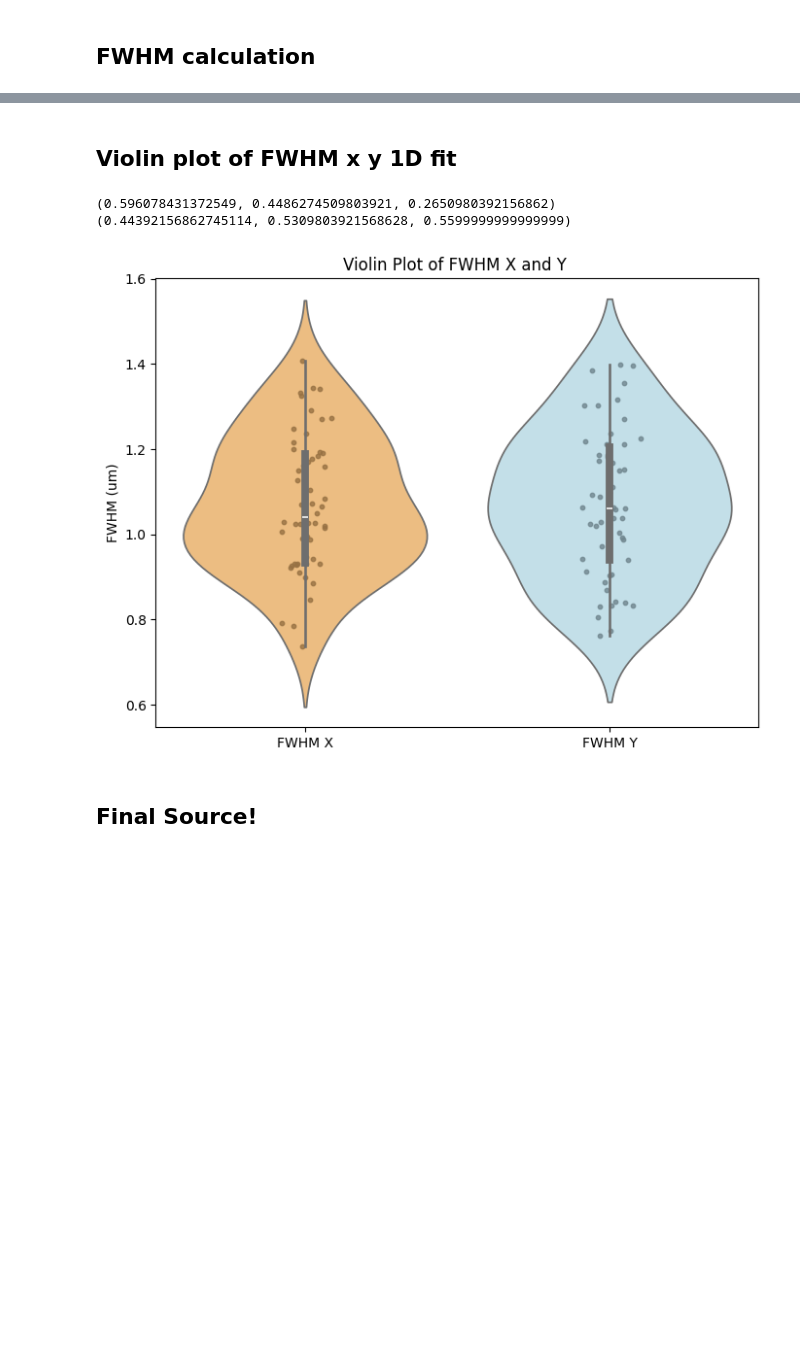
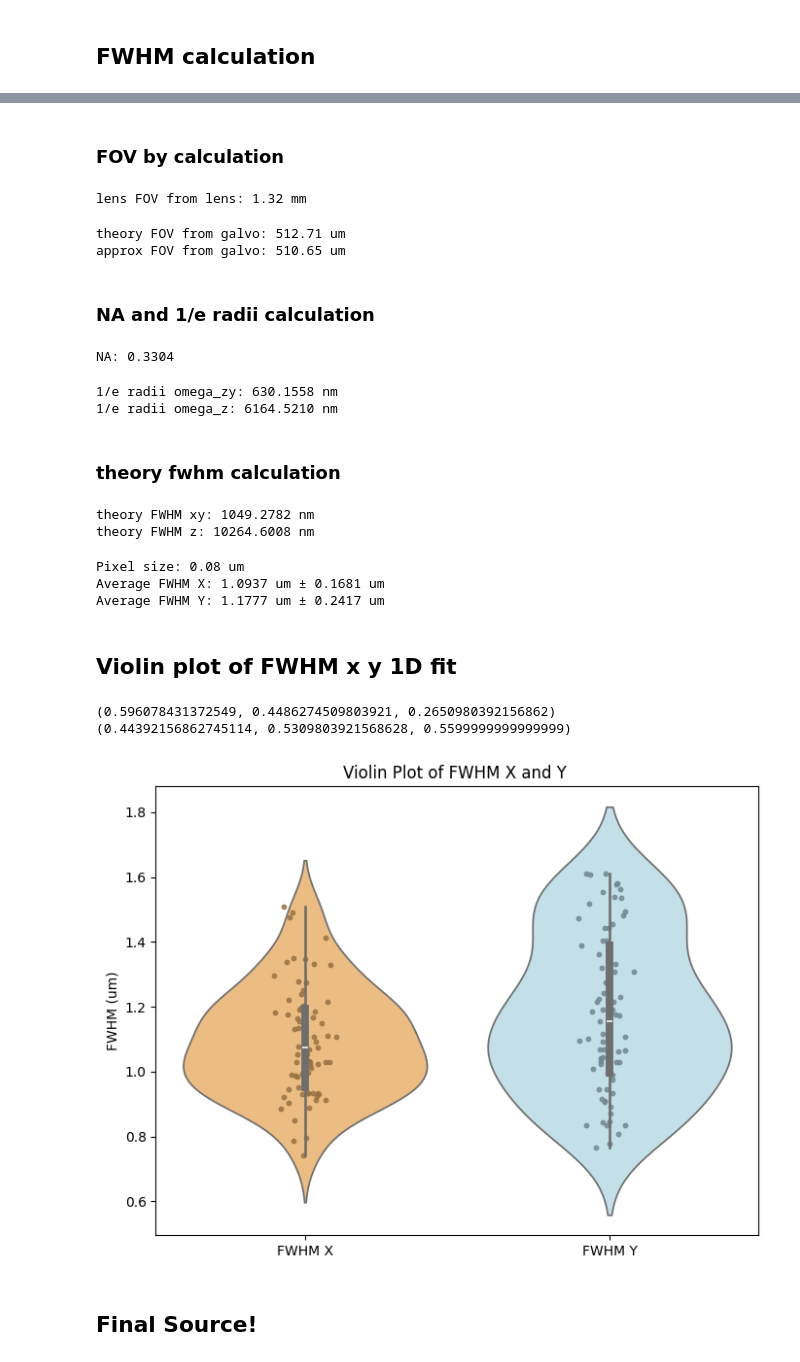
Before and after one commit to nebula0/FWHM-measure, a Jupyter notebook: FWHM2.ipynb, the cells around one changed output, grey strips where cells are left out. Cells and saved outputs as stored; diff of their text form; code cells hidden in the pictures; blank space fills up the shorter version.

Commit message:
can calculate fwhm z

```diff
--- a/FWHM2.ipynb
+++ b/FWHM2.ipynb
@@ -325,32 +303,107 @@ Theory FWHM: 487.52 nm
+# %% [markdown]
+### FOV by calculation
+# %%
+# lens FOV calculation
+FN = 26.5 # field num, mm
+Mag = 20 # magnification
+FOV_lens = FN / Mag # um
+
+print(f"lens FOV from lens: {FOV_lens:.2f} mm")
+# %% [output]
+lens FOV from lens: 1.32 mm
+# %%
+# galvo fov calculation
+Galvo_angle = 6.5
+galvo_angle_rad = np.deg2rad(Galvo_angle)
+f_sl = 50 # mm
+f_tl = 200 # mm
+f_obj = 9 # mm
+
+four_f_system_mag = np.arctan(np.tan(galvo_angle_rad) * f_sl / f_tl) / galvo_angle_rad
+four_f_system_mag_near = f_sl / f_tl
+FOV_galvo_theory = 2*np.tan(galvo_angle_rad * four_f_system_mag) * f_obj * 1000 # um
+print(f"theory FOV from galvo: {FOV_galvo_theory:.2f} um")
+
+FOV_galvo_approx = 2*np.tan(galvo_angle_rad * four_f_system_mag_near) * f_obj * 1000 # um
+print(f"approx FOV from galvo: {FOV_galvo_approx:.2f} um")
+# %% [output]
+theory FOV from galvo: 512.71 um
+approx FOV from galvo: 510.65 um
+# %% [markdown]
+### NA and 1/e radii calculation
+# %%
+n = 1
+f_obj = 9 # mm
+D = 6.3 # mm
+NA = n * np.sin(np.arctan(D/(2*f_obj)))
+print(f"NA: {NA:.4f}")
+# %% [output]
+NA: 0.3304
+# %%
+landa = 920 # nm
+omega_xy = 0.320 * landa / (NA * np.sqrt(2))
+print(f"1/e radii omega_zy: {omega_xy:.4f} nm")
+
+omega_z = 0.532 * landa / (np.sqrt(2)) * 1/(n-np.sqrt(n**2 - NA**2))
+print(f"1/e radii omega_z: {omega_z:.4f} nm")
+# %% [output]
+1/e radii omega_zy: 630.1558 nm
+1/e radii omega_z: 6164.5210 nm
+# %% [markdown]
+### theory fwhm calculation
+# %%
+fwhm_xy = omega_xy * 2 * np.sqrt(np.log(2))
+print(f"theory FWHM xy: {fwhm_xy:.4f} nm")
+fwhm_z = omega_z * 2 * np.sqrt(np.log(2))
+print(f"theory FWHM z: {fwhm_z:.4f} nm")
+# %% [output]
+theory FWHM xy: 1049.2782 nm
+theory FWHM z: 10264.6008 nm
+# %%
+# mag = 12, 12141 pixel/mm
+mag = 12
+img_dim = 512
+pixel_len = FOV_galvo_theory/(mag * img_dim)
+print(f"Pixel size: {pixel_len:.2f} um")
+fwhm_x_mean = np.average(sources['x_fwhm'])*pixel_len # um
+fwhm_y_mean = np.average(sources['y_fwhm'])*pixel_len # um
+fwhm_x_std = np.std(sources['x_fwhm'])*pixel_len # um
+fwhm_y_std = np.std(sources['y_fwhm'])*pixel_len # um
+print(f"Average FWHM X: {fwhm_x_mean:.4f} um ± {fwhm_x_std:.4f} um")
+print(f"Average FWHM Y: {fwhm_y_mean:.4f} um ± {fwhm_y_std:.4f} um")
+# %% [output]
+Pixel size: 0.08 um
+Average FWHM X: 1.0937 um ± 0.1681 um
+Average FWHM Y: 1.1777 um ± 0.2417 um
 # %% [markdown]
 ## Violin plot of FWHM x y 1D fit
 # %%
 # violin plot of FWHM x y 1D fit, plot all sources as dot
 import seaborn as sns
 fig, ax = plt.subplots(figsize=(8, 6))
 palette = sns.color_palette('RdYlBu', n_colors=2)
 data = [sources['x_fwhm']*pixel_len, sources['y_fwhm']*pixel_len]
 ax = sns.violinplot(data=data, palette=palette)
 ax.set_xticklabels(['FWHM X', 'FWHM Y'])
 ax.set_ylabel('FWHM (um)')
 
-pixel_len = FOV/(Mag*img_dim) # um
+pixel_len = FOV_galvo_theory/(Mag*img_dim) # um
 
 for i in range(len(data)):
     y = data[i]
     x = np.random.normal(i, 0.04, size=len(y))  # 添加一些隨機噪聲以避免重疊
  # 取得小提琴顏色，調深一點（這裡用更低亮度）
     base_color = palette[i]
     dark_color = tuple([c * 0.6 for c in base_color])  # 0.7 可再調整ax.set_title('Violin Plot of FWHM X and Y ')
     print(dark_color)
     ax.scatter(x, y, color=dark_color, alpha=0.8, s=10)
 
 ax.set_title('Violin Plot of FWHM X and Y ')
 fig.show()
 # %% [output]
 (0.596078431372549, 0.4486274509803921, 0.2650980392156862)
 (0.44392156862745114, 0.5309803921568628, 0.5599999999999999)
-[figure, old version]
+[figure, new version]
 # %% [markdown]
 ## Final Source!
 # %%
```
Also changed, not shown: parts of 21 cells of this notebook, 5 other files.
